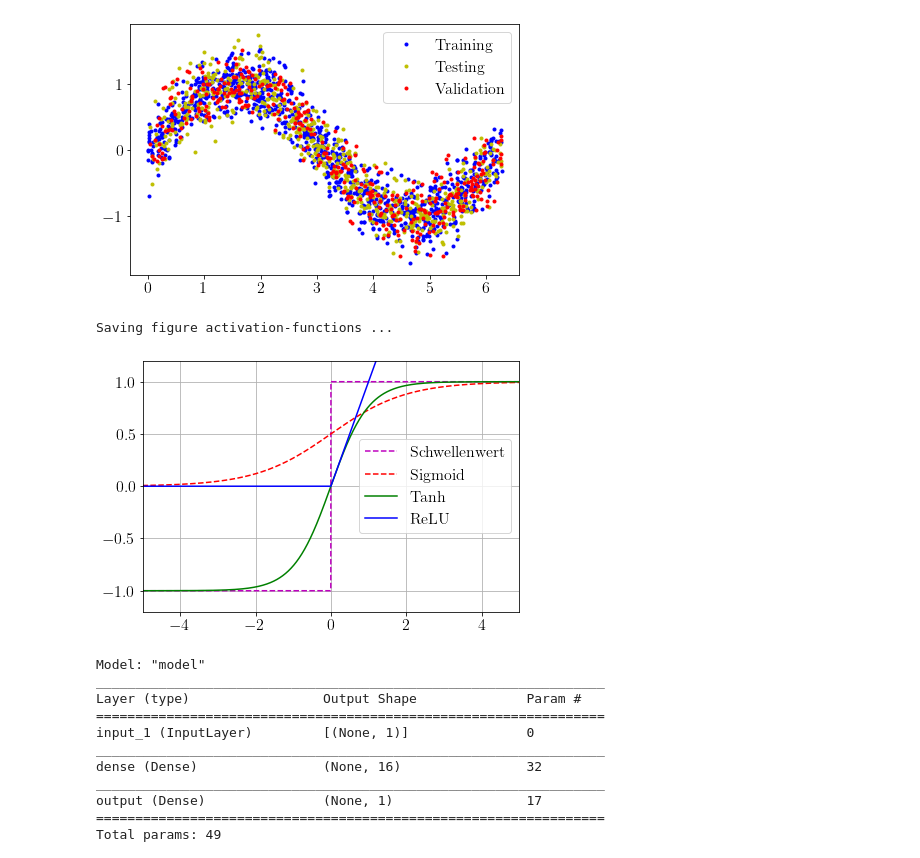
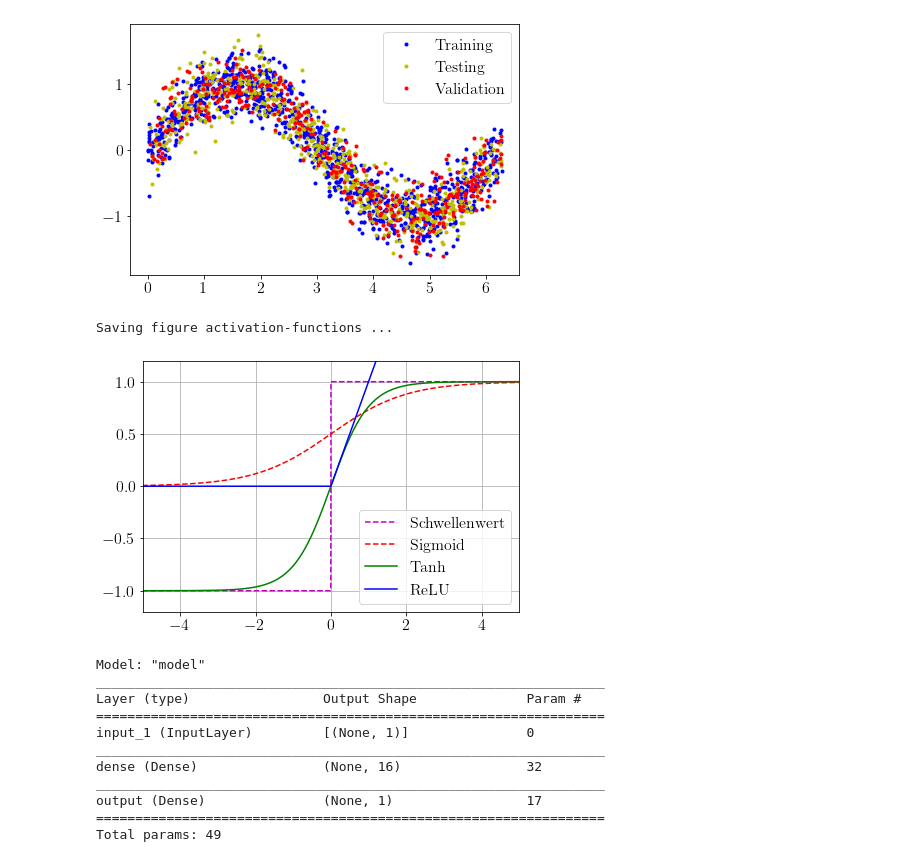
Before and after one commit to JensDll/bachelorarbeit-notebooks, a Jupyter notebook: chapters/first-neural-network/sine.ipynb, the cells around one changed output. Drawn from its saved outputs; the diff is of its cells as text; code cells hidden in the pictures.

Commit message:
change location of legend

```diff
--- a/chapters/first-neural-network/sine.ipynb
+++ b/chapters/first-neural-network/sine.ipynb
@@ -136,34 +136,34 @@ Saving figure sine-data-noise-split ...
 # %%
 def plot_activation_functions():
     z = tf.linspace(-6, 6, 3000)
 
     def relu(z):
         x = tf.constant(0, dtype=z.dtype),
         return tf.maximum(x, z)
 
     def sigmoid(z):
         return 1 / (1 + tf.math.exp(-z))
 
     def tanh(z):
         return 2 * sigmoid(2 * z) - 1
 
     def step(z):
         return tf.map_fn(lambda t: -1 if t < 0 else 1, z)
 
     plt.plot(z, step(z), "m--", label="Schwellenwert")
     plt.plot(z, sigmoid(z), "r--", label="Sigmoid")
     plt.plot(z, tanh(z), "g-", label="Tanh")
     plt.plot(z, relu(z), "b-", label="ReLU")
     plt.grid()
     plt.axis([-5, 5, -1.2, 1.2])
-    plt.legend(loc="center right")
+    plt.legend(loc="lower right")
     save_fig("activation-functions")
     plt.show()
 
 plot_activation_functions()
 # %% [output]
 Saving figure activation-functions ...
-[figure, old version]
+[figure, new version]
 # %%
 input_layer = keras.layers.Input(shape=[1])
 hidden1 = keras.layers.Dense(16, activation="relu")(input_layer)
```
